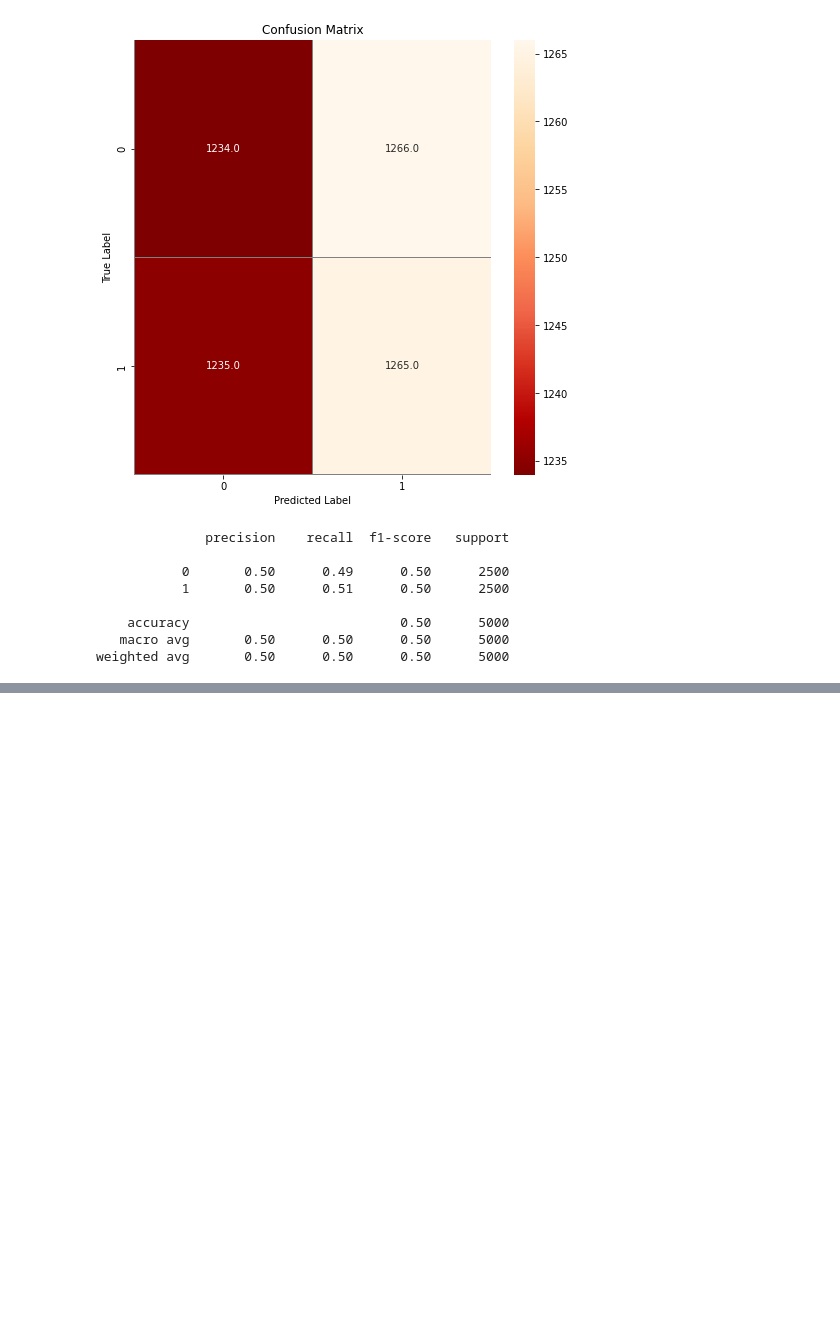
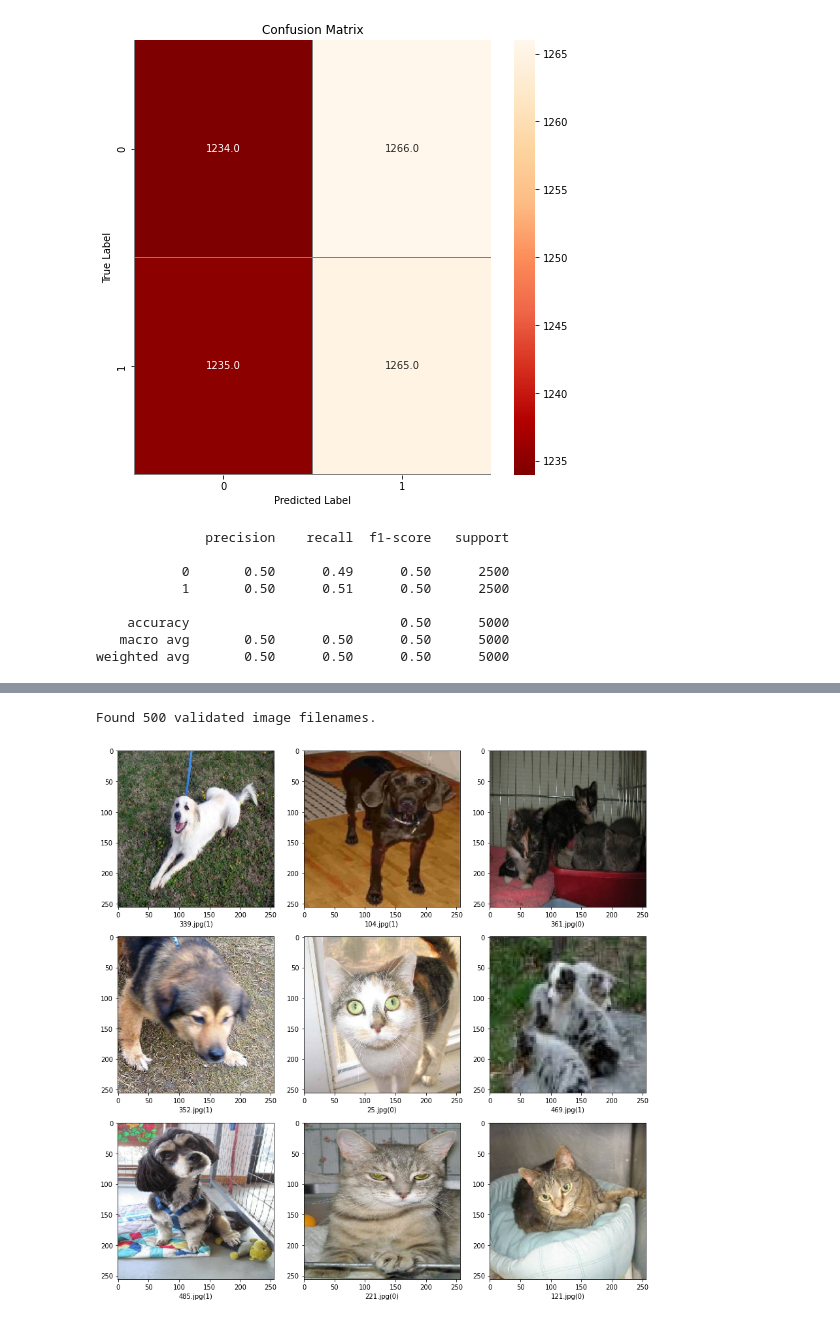
Before and after one commit to thejayden/IM4483-Mini-Proj, a Jupyter notebook: im4483_tanjiadian.ipynb, the cells around one changed output, grey strips where cells are left out. Cells and saved outputs as stored; diff of their text form; code cells hidden in the pictures; blank space fills up the shorter version.

```diff
--- a/im4483_tanjiadian.ipynb
+++ b/im4483_tanjiadian.ipynb
@@ -148,7 +148,7 @@ image_size = 224
 input_shape = (image_size, image_size, 3)
 
 epochs = 5
-batch_size = 20
+batch_size = 100
 
 pre_trained_model = VGG16(input_shape=input_shape, include_top=False, weights="imagenet")
 
@@ -448,3 +448,13 @@ print(report)
     accuracy                           0.50      5000
    macro avg       0.50      0.50      0.50      5000
 weighted avg       0.50      0.50      0.50      5000
+# %%
+test_dir = os.path.join(os.getcwd(), 'IM4483-Mini-Proj', 'test')
+test_images = os.listdir(test_dir)
+
+df_test = pd.DataFrame({
+  'filename': test_images
+})
+
+# df_test.shape
+print(df_test)
@@ -450,0 +476,33 @@ weighted avg       0.50      0.50      0.50      5000
+# %%
+test_gen = ImageDataGenerator(rescale=1./255)
+test_generator = test_gen.flow_from_dataframe(
+    df_test,
+    "./IM4483-Mini-Proj/test/",
+    x_col='filename',
+    y_col=None,
+    class_mode=None,
+    batch_size=batch_size,
+    target_size=(image_size, image_size),
+    shuffle=False
+)
+# %% [output]
+Found 500 validated image filenames.
+# %%
+predict = model.predict_generator(test_generator, steps=np.ceil(df_test.shape[0]/batch_size))
+threshold = 0.5
+df_test['category'] = np.where(predict > threshold, 1,0)
+# %%
+sample_test = df_test.sample(n=9).reset_index()
+sample_test.head()
+plt.figure(figsize=(12, 12))
+for index, row in sample_test.iterrows():
+    filename = row['filename']
+    category = row['category']
+    img = load_img("./IM4483-Mini-Proj/test/"+filename, target_size=(256, 256))
+    plt.subplot(3, 3, index+1)
+    plt.imshow(img)
+    plt.xlabel(filename + '(' + "{}".format(category) + ')')
+plt.tight_layout()
+plt.show()
+# %% [output]
+[figure, added]
```
Also changed, not shown: parts of 2 cells of this notebook.
